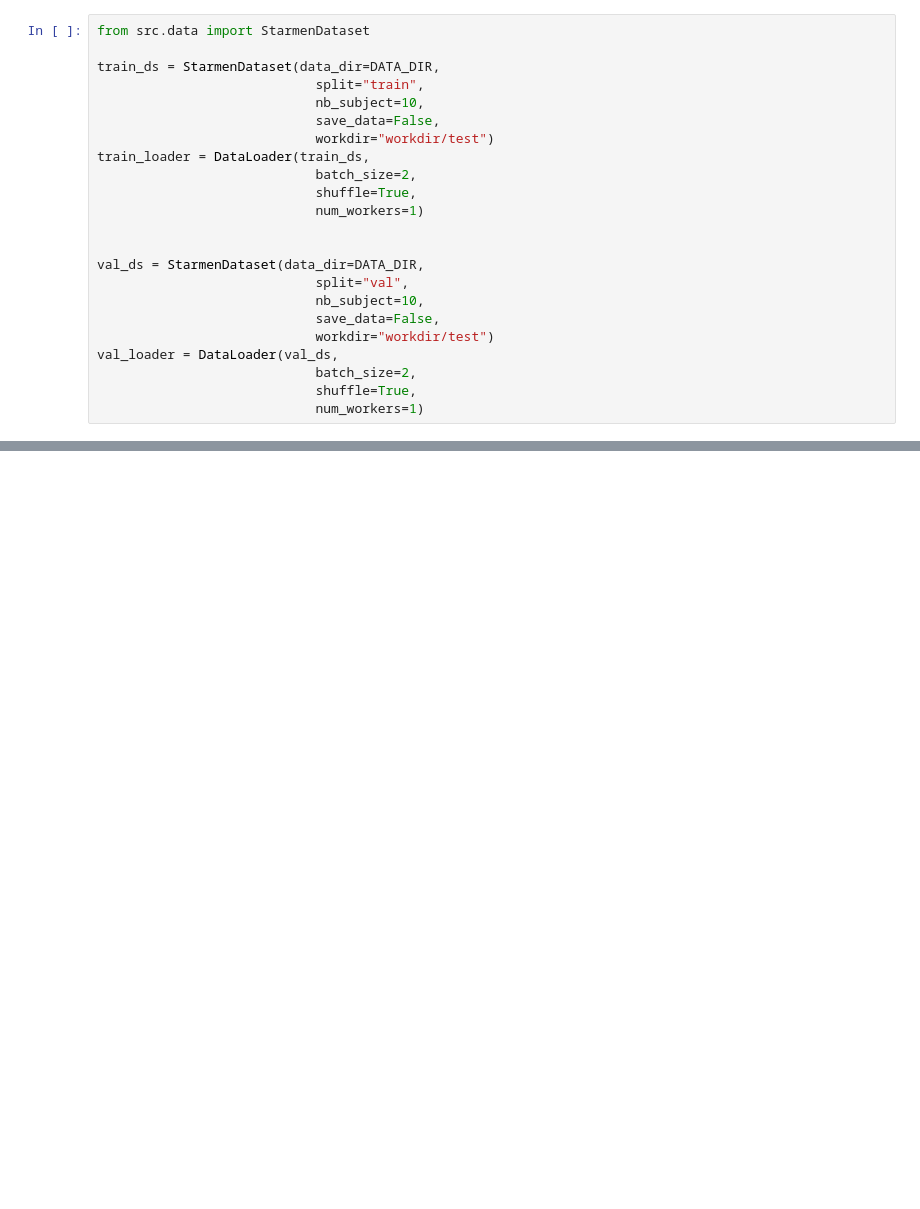
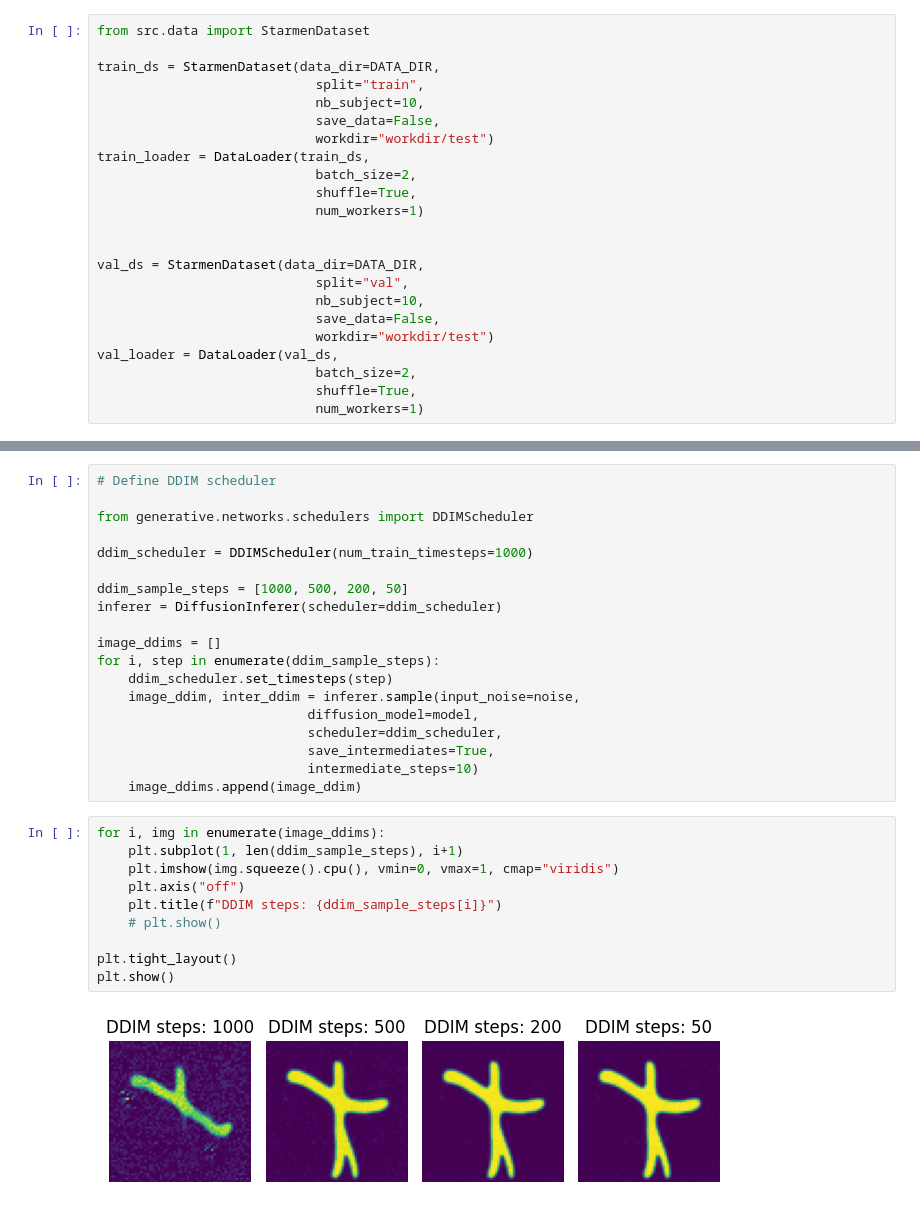
Before and after one commit to khuongdb/spatio-temporal-DM, a Jupyter notebook: src/monai/sandbox.ipynb, the cells around one changed output, grey strips where cells are left out. Cells and saved outputs as stored; diff of their text form; blank space fills up the shorter version.

```diff
--- a/src/monai/sandbox.ipynb
+++ b/src/monai/sandbox.ipynb
@@ -146,0 +168,31 @@ for epoch in range(n_epochs):
+# %%
+# Define DDIM scheduler
+
+from generative.networks.schedulers import DDIMScheduler
+
+ddim_scheduler = DDIMScheduler(num_train_timesteps=1000)
+
+ddim_sample_steps = [1000, 500, 200, 50]
+inferer = DiffusionInferer(scheduler=ddim_scheduler)
+
+image_ddims = []
+for i, step in enumerate(ddim_sample_steps):
+    ddim_scheduler.set_timesteps(step)
+    image_ddim, inter_ddim = inferer.sample(input_noise=noise,
+                           diffusion_model=model,
+                           scheduler=ddim_scheduler,
+                           save_intermediates=True,
+                           intermediate_steps=10)
+    image_ddims.append(image_ddim)
+# %%
+for i, img in enumerate(image_ddims):
+    plt.subplot(1, len(ddim_sample_steps), i+1)
+    plt.imshow(img.squeeze().cpu(), vmin=0, vmax=1, cmap="viridis")
+    plt.axis("off")
+    plt.title(f"DDIM steps: {ddim_sample_steps[i]}")
+    # plt.show()
+
+plt.tight_layout()
+plt.show()
+# %% [output]
+[figure, added]
```
Also changed, not shown: parts of 15 cells of this notebook, 21 other files.
